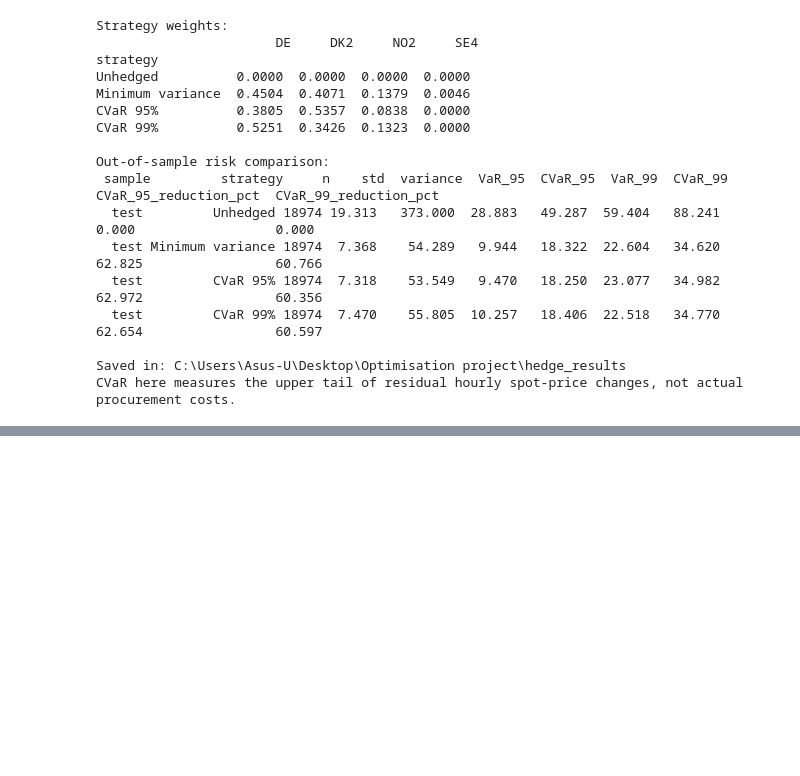
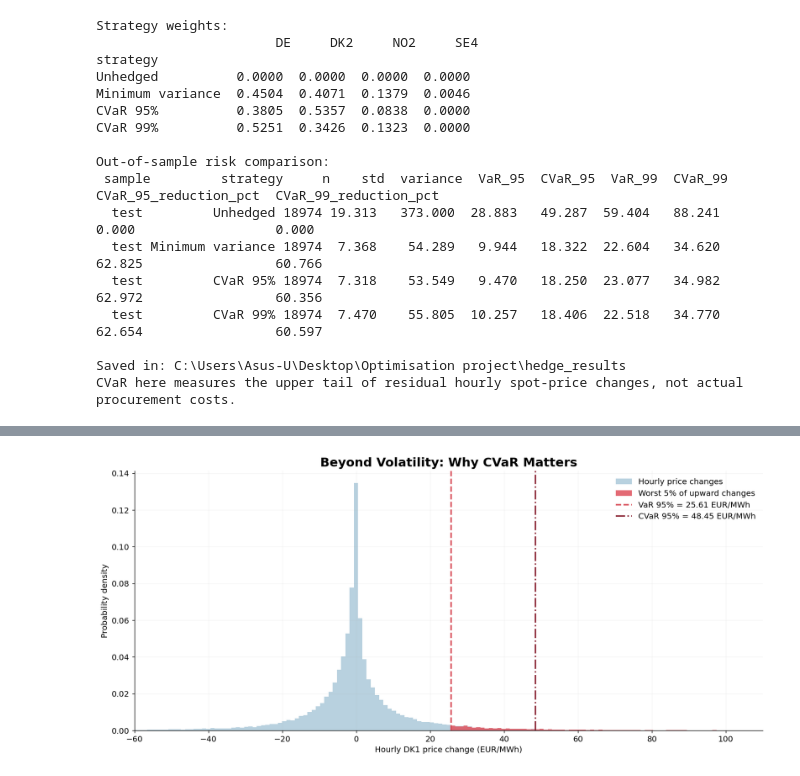
Before and after one commit to AkramBenaissa/Optimisation_electricitycosts, a Jupyter notebook: optimisation-implementation.ipynb, the cells around one changed output, grey strips where cells are left out. Saved outputs shown, nothing was run; the diff lists cells and outputs as text; code cells hidden in the pictures; blank space fills up the shorter version.

```diff
--- a/optimisation-implementation.ipynb
+++ b/optimisation-implementation.ipynb
@@ -290,0 +429,66 @@ CVaR here measures the upper tail of residual hourly spot-price changes, not act
+# %%
+import numpy as np
+import matplotlib.pyplot as plt
+
+dk1 = prices["DK1"].dropna().sort_index()
+delta = dk1.diff().dropna()
+
+var95 = delta.quantile(0.95)
+cvar95 = delta[delta >= var95].mean()
+
+fig, ax = plt.subplots(figsize=(13, 6))
+
+# Histogram
+bins = np.linspace(-60, 110, 150)
+
+ax.hist(
+    delta,
+    bins=bins,
+    density=True,
+    color="#A6C6D8",
+    alpha=0.8,
+    label="Hourly price changes"
+)
+
+# Highlight the upper 5% tail
+ax.hist(
+    delta[delta >= var95],
+    bins=bins,
+    weights=np.full(
+        (delta >= var95).sum(),
+        1 / (len(delta) * (bins[1] - bins[0]))
+    ),
+    color="#E05A65",
+    alpha=0.9,
+    label="Worst 5% of upward changes"
+)
+
+ax.axvline(
+    var95, color="#D84B57",
+    linestyle="--", linewidth=2,
+    label=f"VaR 95% = {var95:.2f} EUR/MWh"
+)
+
+ax.axvline(
+    cvar95, color="#8B2635",
+    linestyle="-.", linewidth=2,
+    label=f"CVaR 95% = {cvar95:.2f} EUR/MWh"
+)
+
+ax.set_xlim(-60, 110)
+
+ax.set_title(
+    "Beyond Volatility: Why CVaR Matters",
+    fontsize=17, fontweight="bold"
+)
+ax.set_xlabel("Hourly DK1 price change (EUR/MWh)")
+ax.set_ylabel("Probability density")
+
+ax.legend(frameon=False, loc="upper right")
+ax.grid(alpha=0.12)
+
+plt.tight_layout()
+plt.savefig("DK1_CVaR_Zoomed.png", dpi=300)
+plt.show()
+# %% [output]
+[figure, added]
```
Also changed, not shown: parts of 1 cell of this notebook, 1 other file.
